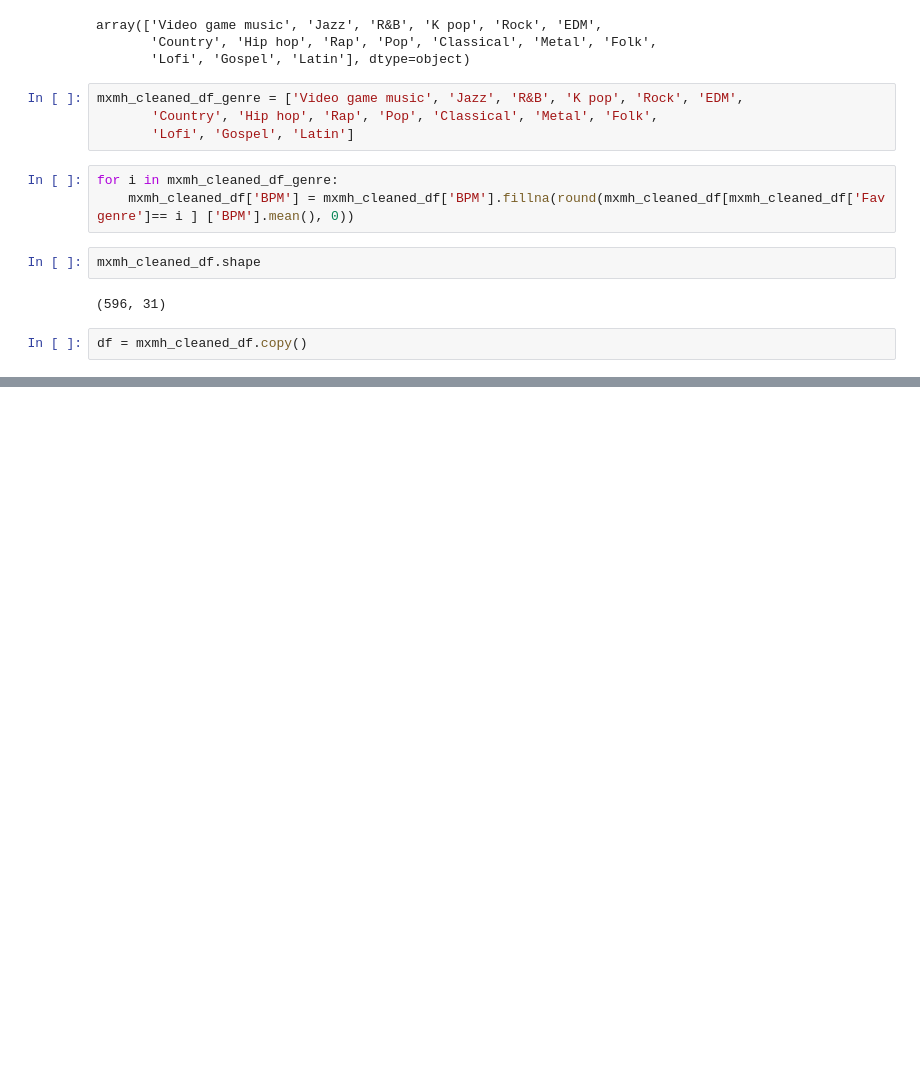
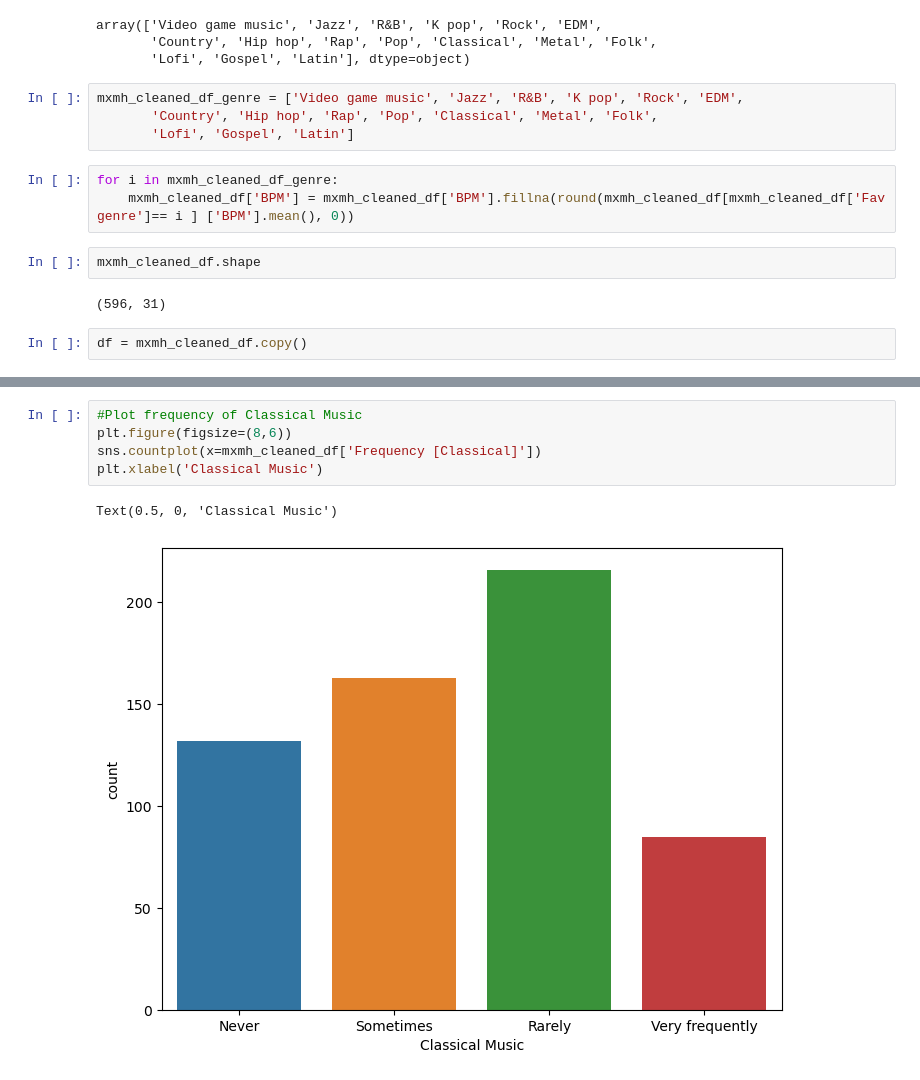
Before and after one commit to tdorsey0601/DV-Prov-23, a Jupyter notebook: Survey_Results.ipynb, the cells around one changed output, grey strips where cells are left out. Saved outputs shown, nothing was run; the diff lists cells and outputs as text; blank space fills up the shorter version.

```diff
--- a/Survey_Results.ipynb
+++ b/Survey_Results.ipynb
@@ -317,0 +339,8 @@ df = mxmh_cleaned_df.copy()
+# %%
+#Plot frequency of Classical Music
+plt.figure(figsize=(8,6))
+sns.countplot(x=mxmh_cleaned_df['Frequency [Classical]'])
+plt.xlabel('Classical Music')
+# %% [output]
+Text(0.5, 0, 'Classical Music')
+[figure, added]
```
Also changed, not shown: parts of 18 cells of this notebook.
